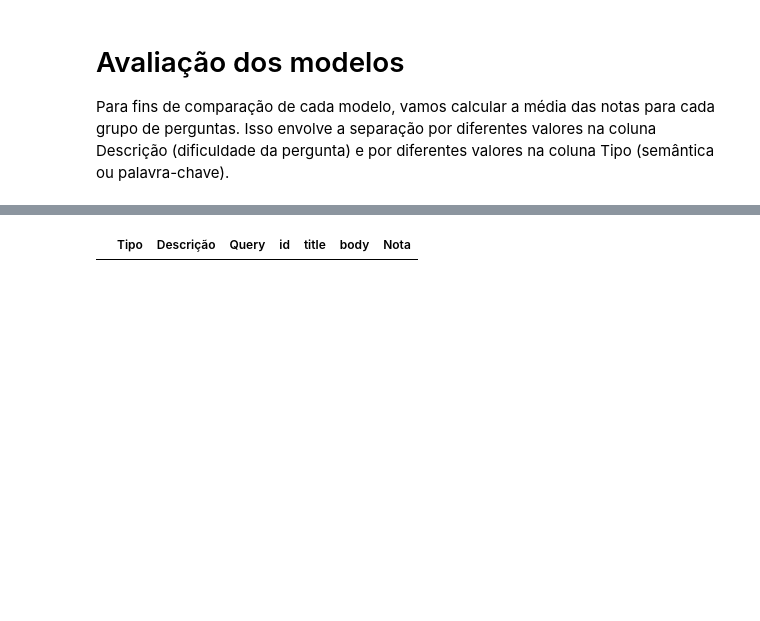
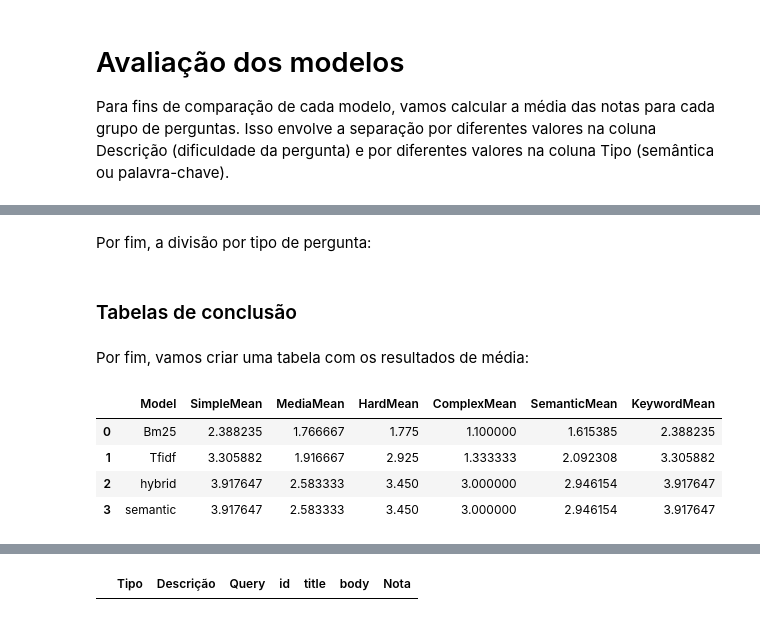
Before and after one commit to VanessaWille/Search_Engine, a Jupyter notebook: models_comparison.ipynb, the cells around one changed output, grey strips where cells are left out. Saved outputs shown, nothing was run; the diff lists cells and outputs as text; code cells hidden in the pictures; blank space fills up the shorter version.

```diff
--- a/models_comparison.ipynb
+++ b/models_comparison.ipynb
@@ -398,21 +105,0 @@ Como visto em cada avaliação feita, o hybrid e o semantic são nossos melhores
-# %%
-# Convert each dictionary to a DataFrame
-df_simple = pd.DataFrame(list(simple_mean.items()), columns=['Model', 'SimpleMean'])
-df_media = pd.DataFrame(list(media_mean.items()), columns=['Model', 'MediaMean'])
-df_hard = pd.DataFrame(list(hard_mean.items()), columns=['Model', 'HardMean'])
-df_complex = pd.DataFrame(list(complex_mean.items()), columns=['Model', 'ComplexMean'])
-df_semantic = pd.DataFrame(list(semanticc_mean.items()), columns=['Model', 'SemanticMean'])
-df_keyword = pd.DataFrame(list(keywordd_mean.items()), columns=['Model', 'KeywordMean'])
-
-# Concatenate the DataFrames along the column axis
-df = pd.concat([df_simple, df_media['MediaMean'], df_hard['HardMean'], df_complex['ComplexMean'], df_semantic['SemanticMean'], df_keyword['KeywordMean']], axis=1)
-
-# Convert the DCG scores to a DataFrame
-df_dcg = pd.DataFrame(list(dcg_mean.items()), columns=['Model', 'DCG'])
-
-# Concatenate the DCG scores with the existing DataFrame
-df = pd.concat([df, df_dcg['DCG']], axis=1)
-
-# Write the DataFrame to a CSV file
-
-df
@@ -426,0 +395,2 @@ df
+# %% [markdown]
+Por fim, a divisão por tipo de pergunta:
@@ -426,0 +425,26 @@ df
+# %% [markdown]
+### Tabelas de conclusão
+# %% [markdown]
+Por fim, vamos criar uma tabela com os resultados de média:
+# %%
+# Converte os resultados para DataFrames
+df_simple = pd.DataFrame(list(simple_mean.items()), columns=['Model', 'SimpleMean'])
+df_media = pd.DataFrame(list(media_mean.items()), columns=['Model', 'MediaMean'])
+df_hard = pd.DataFrame(list(hard_mean.items()), columns=['Model', 'HardMean'])
+df_complex = pd.DataFrame(list(complex_mean.items()), columns=['Model', 'ComplexMean'])
+df_semantic = pd.DataFrame(list(semantic_mean.items()), columns=['Model', 'SemanticMean'])
+df_keyword = pd.DataFrame(list(keyword_mean.items()), columns=['Model', 'KeywordMean'])
+# Concatena os DataFrames
+final_mean = pd.concat([df_simple, df_media['MediaMean'], df_hard['HardMean'], df_complex['ComplexMean'], df_semantic['SemanticMean'], df_keyword['KeywordMean']], axis=1)
+# Ordem das linhas
+model_order = ['Bm25', 'Tfidf', 'hybrid', 'semantic']
+# Reindexa o DataFrame para a ordem correta
+final_mean = final_mean.set_index('Model').loc[model_order].reset_index()
+# Printa o DataFrame
+final_mean
+# %% [output]
+|  | Model | SimpleMean | MediaMean | HardMean | ComplexMean | SemanticMean | KeywordMean |
+| 0 | Bm25 | 2.388235 | 1.766667 | 1.775 | 1.100000 | 1.615385 | 2.388235 |
+| 1 | Tfidf | 3.305882 | 1.916667 | 2.925 | 1.333333 | 2.092308 | 3.305882 |
+| 2 | hybrid | 3.917647 | 2.583333 | 3.450 | 3.000000 | 2.946154 | 3.917647 |
+| 3 | semantic | 3.917647 | 2.583333 | 3.450 | 3.000000 | 2.946154 | 3.917647 |
```
Also changed, not shown: parts of 64 cells of this notebook.
